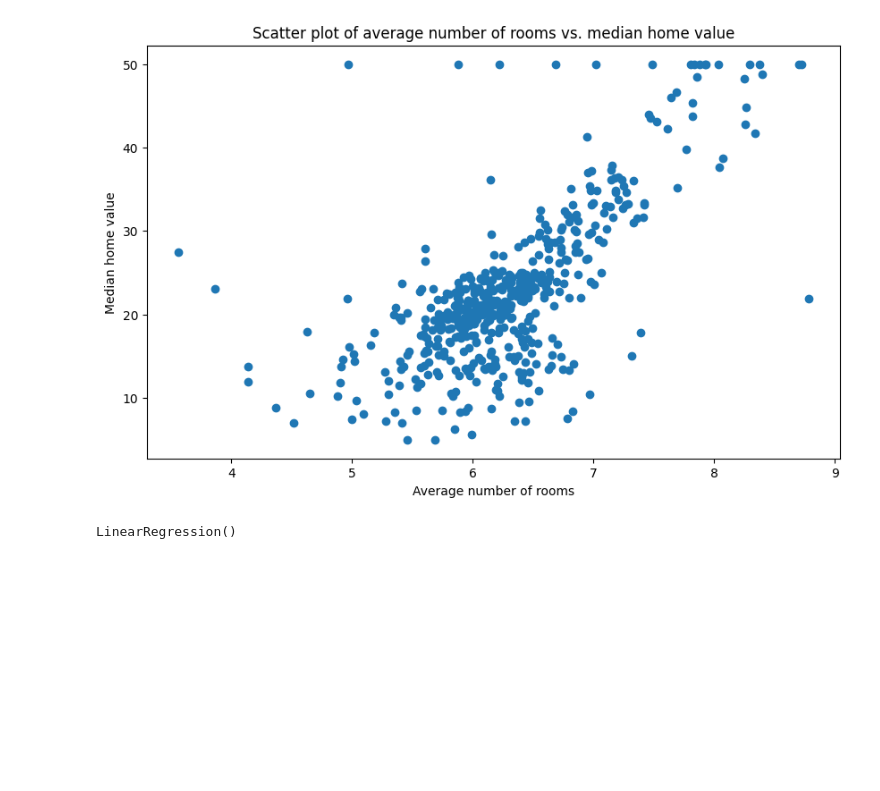
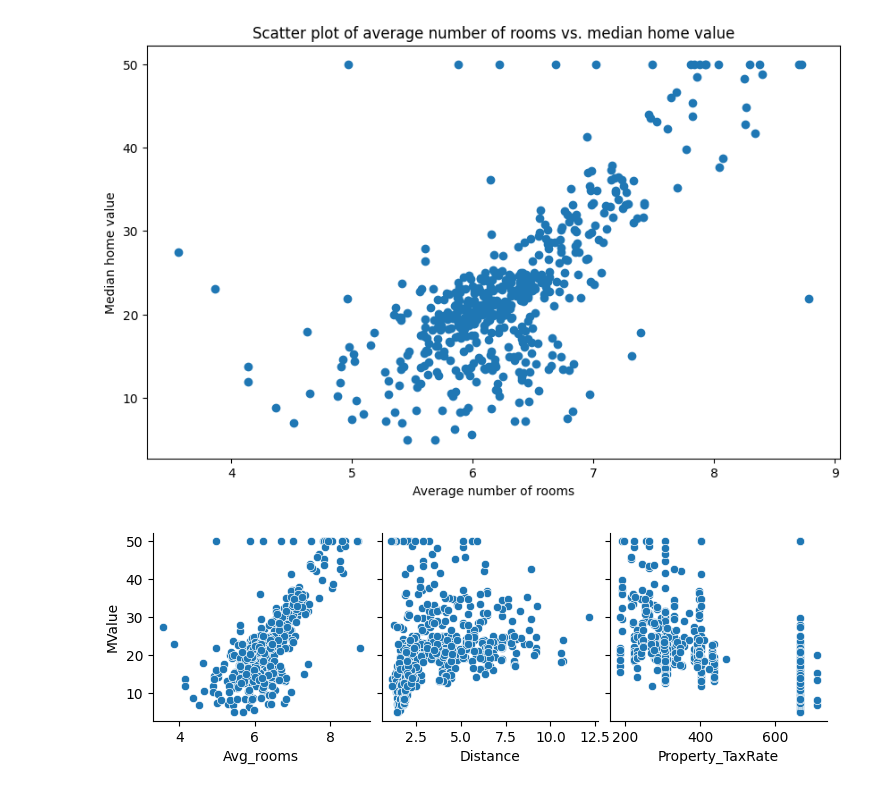
Before and after one commit to Guhan2348519/ADVANCED-ML-tasks, a Jupyter notebook: 2348519_lab2_AML.ipynb, the cells around one changed output. Cells and saved outputs as stored; diff of their text form; code cells hidden in the pictures; blank space fills up the shorter version.

```diff
--- a/2348519_lab2_AML.ipynb
+++ b/2348519_lab2_AML.ipynb
@@ -10,5 +10,5 @@ from sklearn.linear_model import LinearRegression
 from sklearn.metrics import mean_squared_error, r2_score
 from statsmodels.stats.outliers_influence import variance_inflation_factor
 # %%
-df= pd.read_csv('/content/drive/MyDrive/Program_2_Dataset - Program_2_Dataset.csv')
+data= pd.read_csv('/content/drive/MyDrive/Program_2_Dataset - Program_2_Dataset.csv')
 # %%
@@ -69,11 +69,13 @@ plt.show()
 [figure]
 # %%
 pred_var = ['Avg_rooms', 'Distance', 'Property_TaxRate']
-X = df[pred_var]
-y = df['MValue']
-model = LinearRegression()
-model.fit(X, y)
+target = 'MValue'
+X = data[pred_var]
+y = data['MValue']
-# %% [output]
-LinearRegression()
+# %%
+sns.pairplot(data, x_vars=pred_var, y_vars=target)
+plt.show()
+# %% [output]
+[figure, added]
 # %%
 train_data, test_data = train_test_split(df, test_size=0.33, random_state=42)
```
Also changed, not shown: parts of 14 cells of this notebook.
